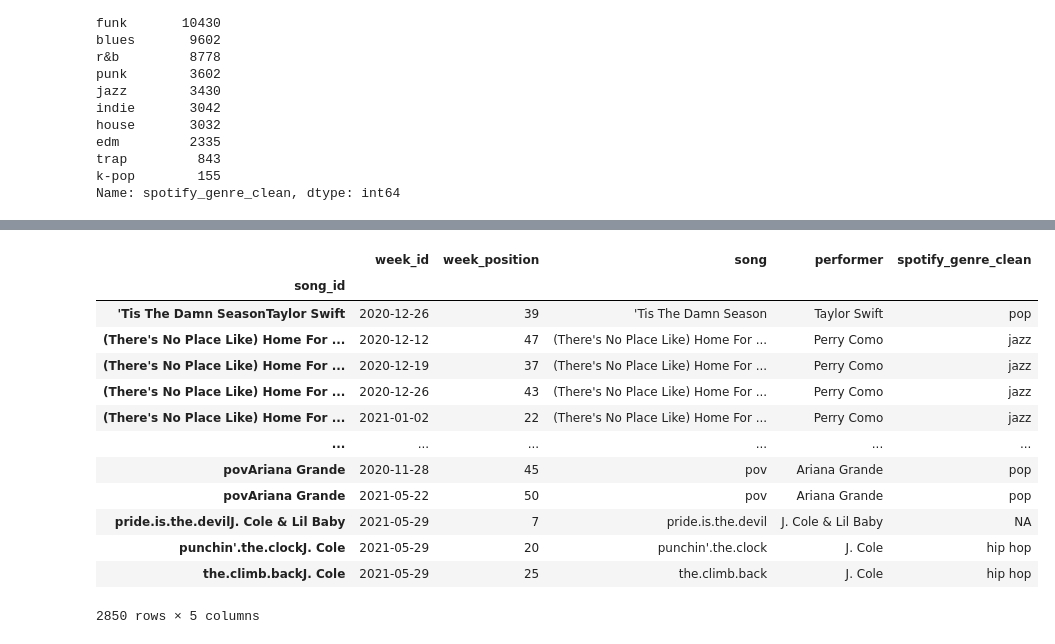
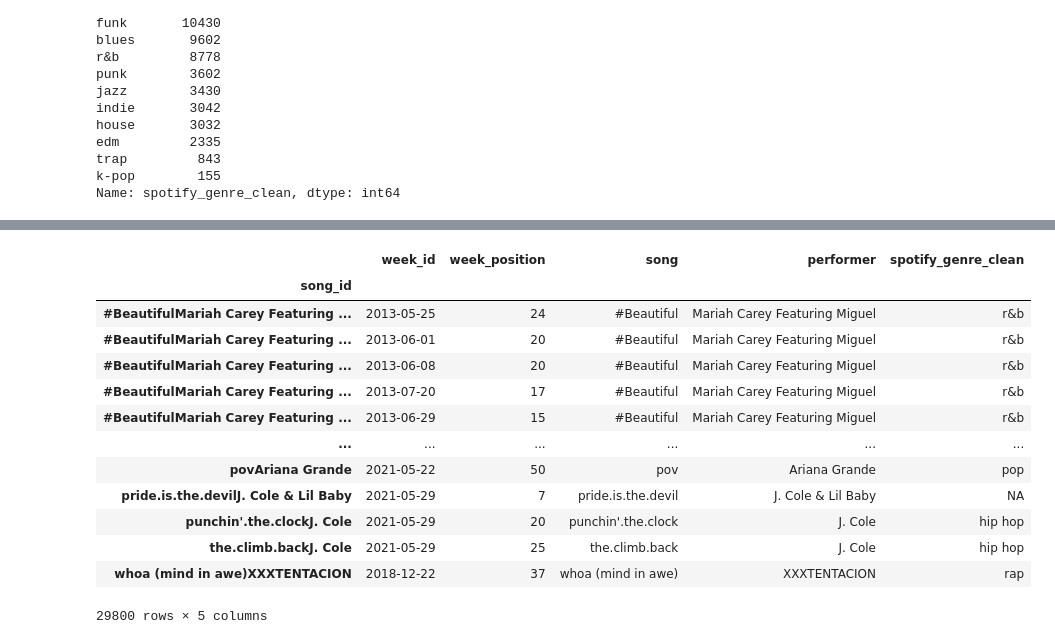
Before and after one commit to alexandriaGuo/billboard-top-100, a Jupyter notebook: data_clean.ipynb, the cells around one changed output, grey strips where cells are left out. Drawn from its saved outputs; the diff is of its cells as text; code cells hidden in the pictures.

```diff
--- a/data_clean.ipynb
+++ b/data_clean.ipynb
@@ -224,29 +224,29 @@ Index(['week_id', 'week_position', 'song', 'performer', 'instance',
 # %%
 import copy
 
 df_alluvial = copy.deepcopy(df_clean)
 df_alluvial = df_alluvial[['week_id', 'week_position', 'song', 'performer', 'spotify_genre_clean']]
 
 df_alluvial = df_alluvial[df_alluvial['week_position'] <= 50]
 
 df_alluvial['week_id'] = pd.to_datetime(df_alluvial['week_id'], format='%m/%d/%Y')
 
-df_alluvial_filtered = df_alluvial[df_alluvial['week_id'] >= pd.Timestamp(2020,5,1)]
+df_alluvial_filtered = df_alluvial[df_alluvial['week_id'] >= pd.Timestamp(2010,1,1)]
 df_alluvial_filtered
 # %% [output]
 |  | week_id | week_position | song | performer | spotify_genre_clean |
 | song_id |  |  |  |  |  |
-| 'Tis The Damn SeasonTaylor Swift | 2020-12-26 | 39 | 'Tis The Damn Season | Taylor Swift | pop |
-| (There's No Place Like) Home For ... | 2020-12-12 | 47 | (There's No Place Like) Home For ... | Perry Como | jazz |
-| (There's No Place Like) Home For ... | 2020-12-19 | 37 | (There's No Place Like) Home For ... | Perry Como | jazz |
-| (There's No Place Like) Home For ... | 2020-12-26 | 43 | (There's No Place Like) Home For ... | Perry Como | jazz |
-| (There's No Place Like) Home For ... | 2021-01-02 | 22 | (There's No Place Like) Home For ... | Perry Como | jazz |
+| #BeautifulMariah Carey Featuring ... | 2013-05-25 | 24 | #Beautiful | Mariah Carey Featuring Miguel | r&b |
+| #BeautifulMariah Carey Featuring ... | 2013-06-01 | 20 | #Beautiful | Mariah Carey Featuring Miguel | r&b |
+| #BeautifulMariah Carey Featuring ... | 2013-06-08 | 20 | #Beautiful | Mariah Carey Featuring Miguel | r&b |
+| #BeautifulMariah Carey Featuring ... | 2013-07-20 | 17 | #Beautiful | Mariah Carey Featuring Miguel | r&b |
+| #BeautifulMariah Carey Featuring ... | 2013-06-29 | 15 | #Beautiful | Mariah Carey Featuring Miguel | r&b |
 | ... | ... | ... | ... | ... | ... |
-| povAriana Grande | 2020-11-28 | 45 | pov | Ariana Grande | pop |
 | povAriana Grande | 2021-05-22 | 50 | pov | Ariana Grande | pop |
 | pride.is.the.devilJ. Cole & Lil Baby | 2021-05-29 | 7 | pride.is.the.devil | J. Cole & Lil Baby | NA |
 | punchin'.the.clockJ. Cole | 2021-05-29 | 20 | punchin'.the.clock | J. Cole | hip hop |
 | the.climb.backJ. Cole | 2021-05-29 | 25 | the.climb.back | J. Cole | hip hop |
+| whoa (mind in awe)XXXTENTACION | 2018-12-22 | 37 | whoa (mind in awe) | XXXTENTACION | rap |
-2850 rows × 5 columns
+29800 rows × 5 columns
 # %%
 df_alluvial_filtered.to_csv("billboard_alluvial.csv",index = False)
```
Also changed, not shown: parts of 2 cells of this notebook, 2 other files.
